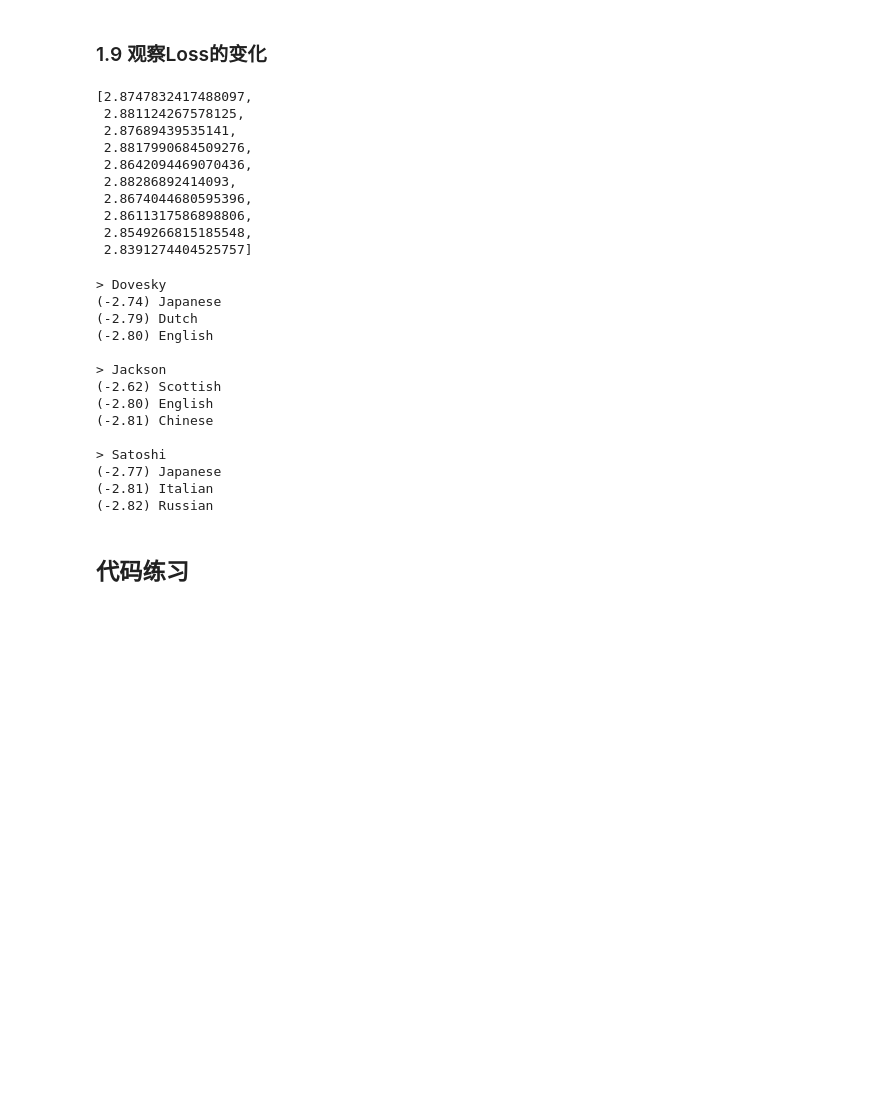
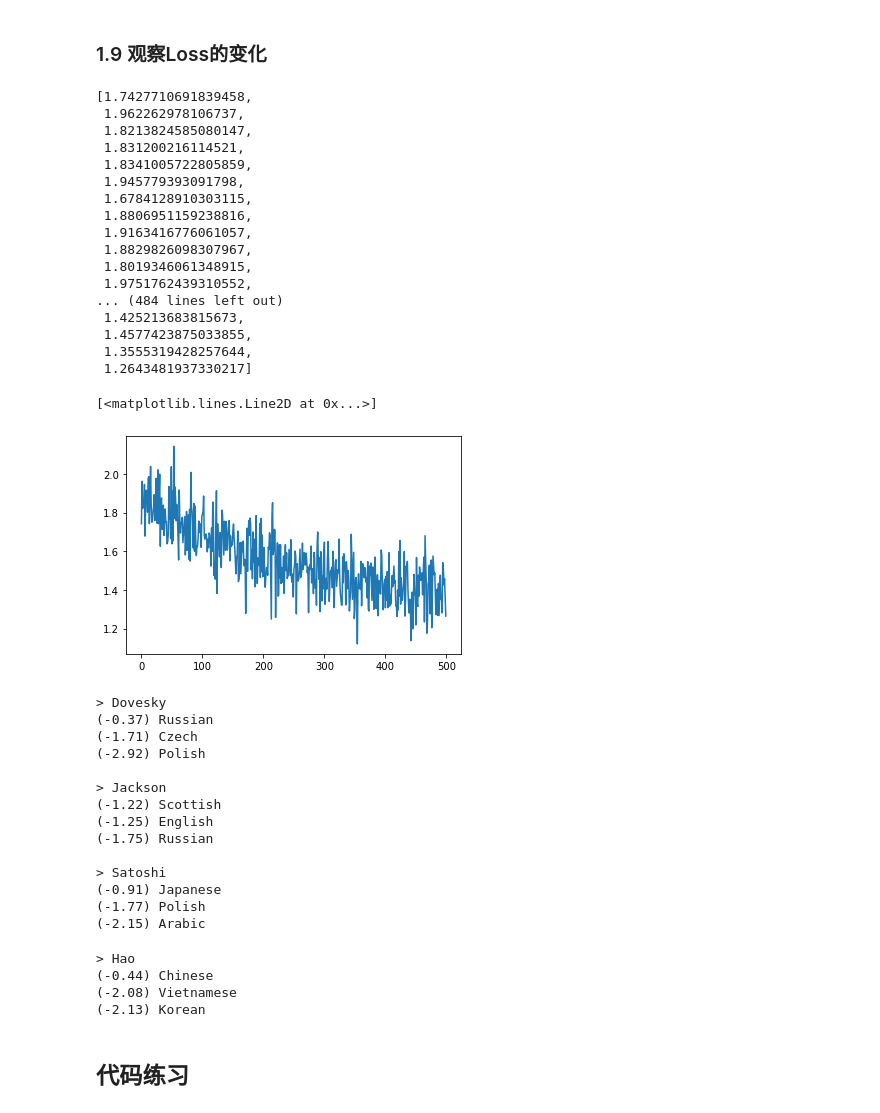
Before and after one commit to haojiefu007/MyPython, a Jupyter notebook: Nlp/assignment_7/assignment-07-rnn.ipynb, the cells around one changed output. Cells and saved outputs as stored; diff of their text form; code cells hidden in the pictures; blank space fills up the shorter version.

```diff
--- a/Nlp/assignment_7/assignment-07-rnn.ipynb
+++ b/Nlp/assignment_7/assignment-07-rnn.ipynb
@@ -282,7 +331,7 @@ def train(category_tensor, line_tensor):
 import time
 import math
 
-n_iters = 1000 # 这个数字你可以调大一些
+n_iters = 50000 # 这个数字你可以调大一些
 print_every = 500
 plot_every = 100
 
@@ -323,20 +387,30 @@ for iter in range(1, n_iters + 1):
 # %%
 all_losses
 # %% [output]
-[2.8747832417488097,
- 2.881124267578125,
- 2.87689439535141,
- 2.8817990684509276,
- 2.8642094469070436,
- 2.88286892414093,
- 2.8674044680595396,
- 2.8611317586898806,
- 2.8549266815185548,
- 2.8391274404525757]
+[1.7427710691839458,
+ 1.962262978106737,
+ 1.8213824585080147,
+ 1.831200216114521,
+ 1.8341005722805859,
+ 1.945779393091798,
+ 1.6784128910303115,
+ 1.8806951159238816,
+ 1.9163416776061057,
+ 1.8829826098307967,
+ 1.8019346061348915,
+ 1.9751762439310552,
+... (484 lines left out)
+ 1.425213683815673,
+ 1.4577423875033855,
+ 1.3555319428257644,
+ 1.2643481937330217]
 # %%
 %matplotlib inline
 # %%
-#plt.plot(all_losses)
+plt.plot(all_losses)
+# %% [output]
+[<matplotlib.lines.Line2D at 0x...>]
+[figure, added]
 # %%
 def evaluate(line_tensor):
     hidden = rnn.initHidden()
@@ -366,19 +440,26 @@ predict('Jackson')
 predict('Satoshi')
 # %% [output]
 > Dovesky
-(-2.74) Japanese
-(-2.79) Dutch
-(-2.80) English
+(-0.37) Russian
+(-1.71) Czech
+(-2.92) Polish
 
 > Jackson
-(-2.62) Scottish
-(-2.80) English
-(-2.81) Chinese
+(-1.22) Scottish
+(-1.25) English
+(-1.75) Russian
 
 > Satoshi
-(-2.77) Japanese
-(-2.81) Italian
-(-2.82) Russian
+(-0.91) Japanese
+(-1.77) Polish
+(-2.15) Arabic
+# %%
+predict('Hao')
+# %% [output]
+> Hao
+(-0.44) Chinese
+(-2.08) Vietnamese
+(-2.13) Korean
 # %% [markdown]
 ## 代码练习
 # %% [markdown]
```
Also changed, not shown: parts of 16 cells of this notebook.
